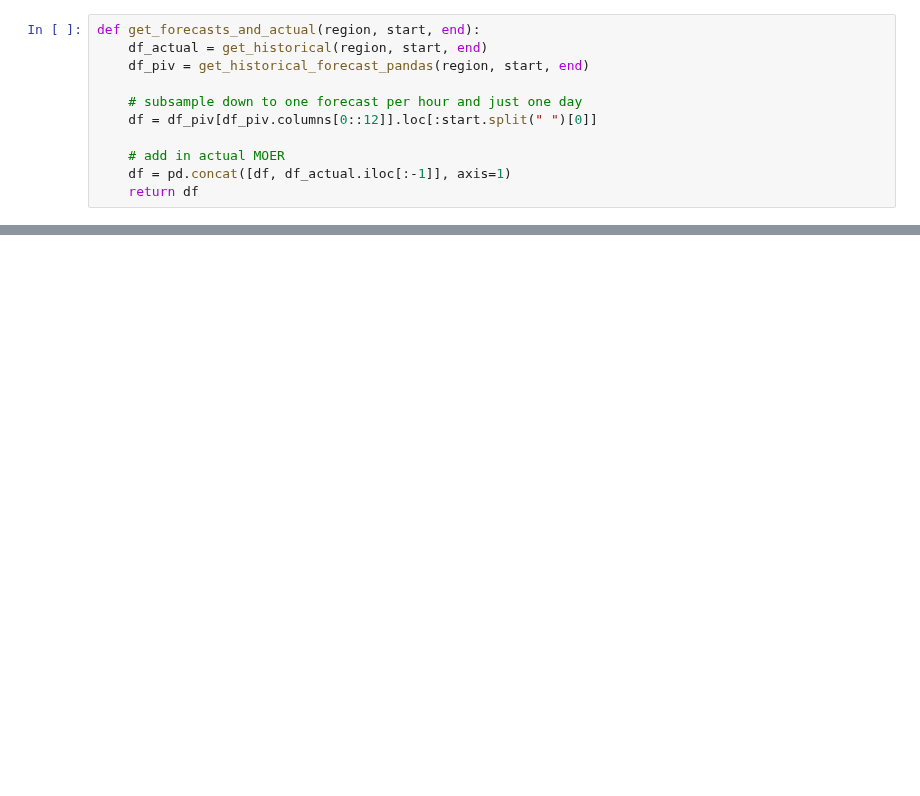
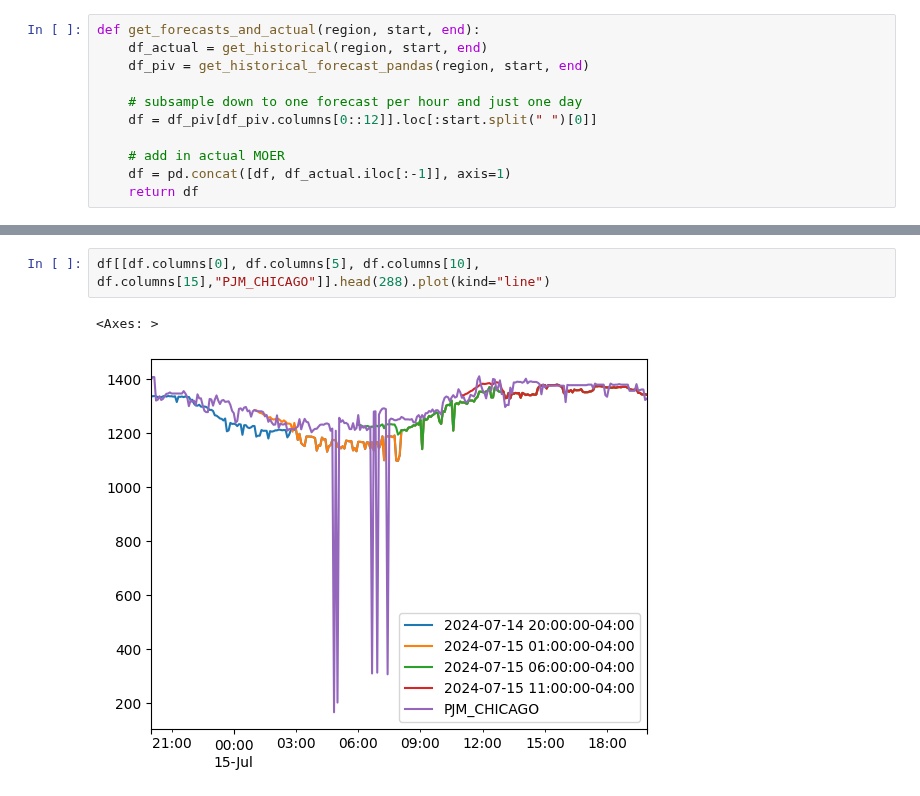
Before and after one commit to WattTime/watttime-python-client, a Jupyter notebook: robin/EDA/forecast_accuracy_over_time/historical_forecasts.ipynb, the cells around one changed output, grey strips where cells are left out. Drawn from its saved outputs; the diff is of its cells as text; blank space fills up the shorter version.

```diff
--- a/robin/EDA/forecast_accuracy_over_time/historical_forecasts.ipynb
+++ b/robin/EDA/forecast_accuracy_over_time/historical_forecasts.ipynb
@@ -65,0 +124,5 @@ df
+# %%
+df[[df.columns[0], df.columns[5], df.columns[10], df.columns[15],"PJM_CHICAGO"]].head(288).plot(kind="line")
+# %% [output]
+<Axes: >
+[figure, added]
```
Also changed, not shown: parts of 19 cells of this notebook, 5 other files.
